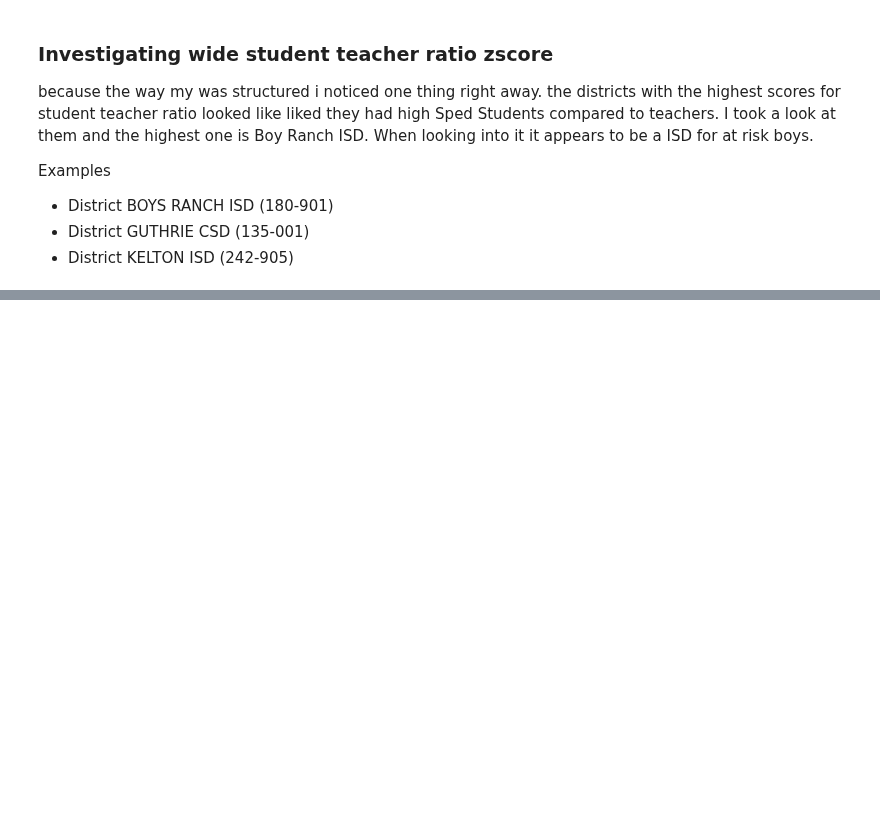
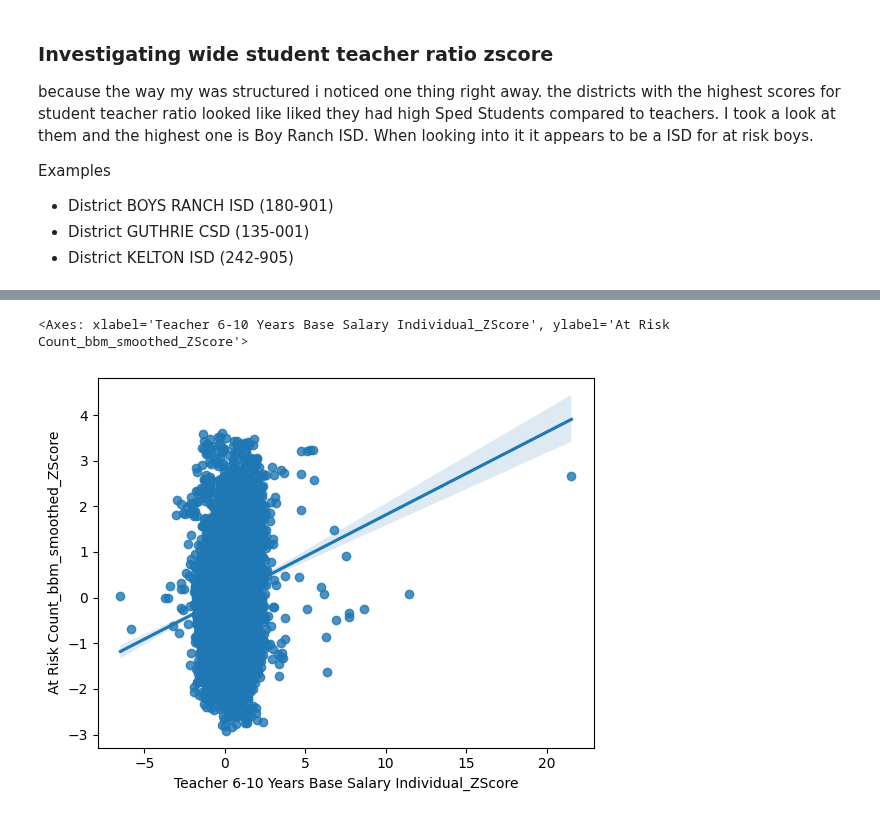
Before and after one commit to CristianS-D/Texas-Education-Data-Analysis, a Jupyter notebook: Clustering.ipynb, the cells around one changed output, grey strips where cells are left out. Drawn from its saved outputs; the diff is of its cells as text; code cells hidden in the pictures; blank space fills up the shorter version.

```diff
--- a/Clustering.ipynb
+++ b/Clustering.ipynb
@@ -286,3 +308,12 @@ def weighted_mean_row(row, weights, columns):
     numerator = sum(row[col] * weights[col] for col in columns)
     weight_sum = sum(weights[col] for col in columns)
     return numerator / weight_sum
+# %%
+# FUNCTION: safe average handling 0 or nan
+def safe_avg_salary(numerator, denominator):
+    """
+    Returns per-person salary, with NaN for any undefined case.
+    """
+    total = numerator.fillna(0)
+    count = denominator.fillna(0)
+    return np.where(count > 0, total / count, np.nan)
@@ -527,2 +600,16 @@ clustering_df_24 = clustering_df_24[['YearDistrict ID', 'DISTRICT', 'Year','stud
+# %%
+sns.regplot(
+    data=merged_df,
+    #x='student_ethnicity_hhi',
+    # x= 'Teacher_experience_weighted_mean_ZScore',
+    x = 'Teacher 6-10 Years Base Salary Individual_ZScore',
+    y='At Risk Count_bbm_smoothed_ZScore'
+
+    #y='student_ethnicity_euclidean_distance',
+    #hue=pd.qcut(student_24['All Students Count'], q=6)
+)
+# %% [output]
+<Axes: xlabel='Teacher 6-10 Years Base Salary Individual_ZScore', ylabel='At Risk Count_bbm_smoothed_ZScore'>
+[figure, added]
 # %%
 clustering_df_24[clustering_df_24["DISTRICT"]=='180901']
```
Also changed, not shown: parts of 20 cells of this notebook, 2 other files.
